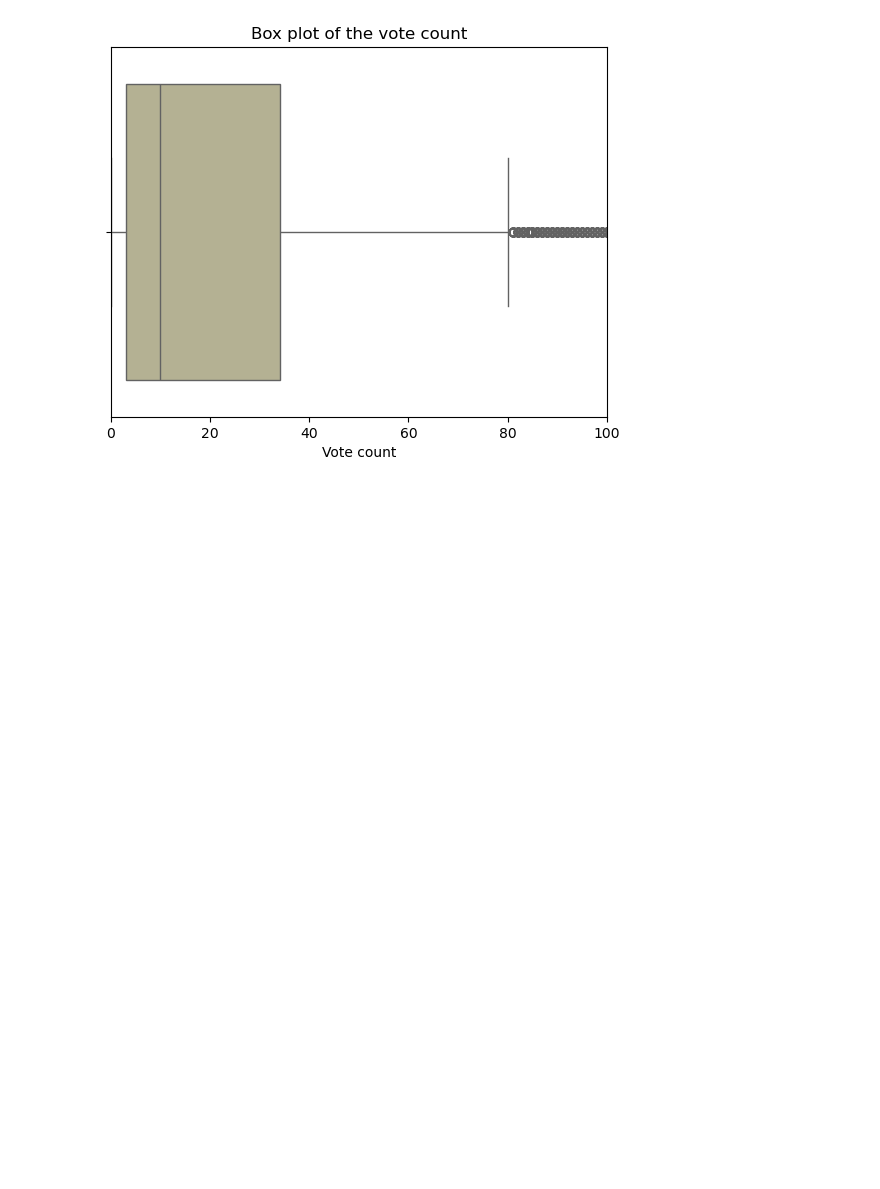
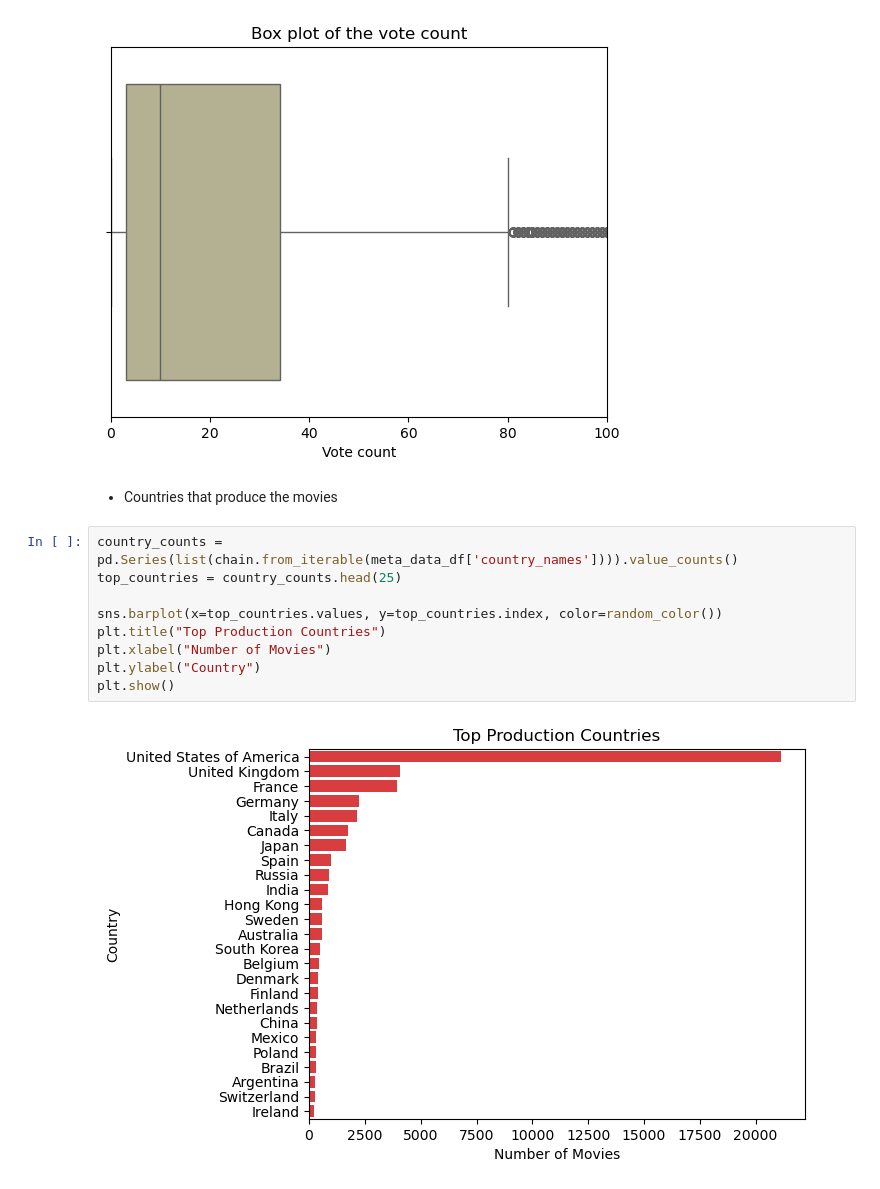
Before and after one commit to Duyduide/Movie-recommendation, a Jupyter notebook: notebooks/02_regression.ipynb, the cells around one changed output. Drawn from its saved outputs; the diff is of its cells as text; blank space fills up the shorter version.

```diff
--- a/notebooks/02_regression.ipynb
+++ b/notebooks/02_regression.ipynb
@@ -307,3 +290,16 @@ plt.title("Box plot of the vote count")
 plt.show()
 # %% [output]
 [figure]
+# %% [markdown]
+- Countries that produce the movies
+# %%
+country_counts = pd.Series(list(chain.from_iterable(meta_data_df['country_names']))).value_counts()
+top_countries = country_counts.head(25)
+
+sns.barplot(x=top_countries.values, y=top_countries.index, color=random_color())
+plt.title("Top Production Countries")
+plt.xlabel("Number of Movies")
+plt.ylabel("Country")
+plt.show()
+# %% [output]
+[figure, added]
```
Also changed, not shown: parts of 27 cells of this notebook.
